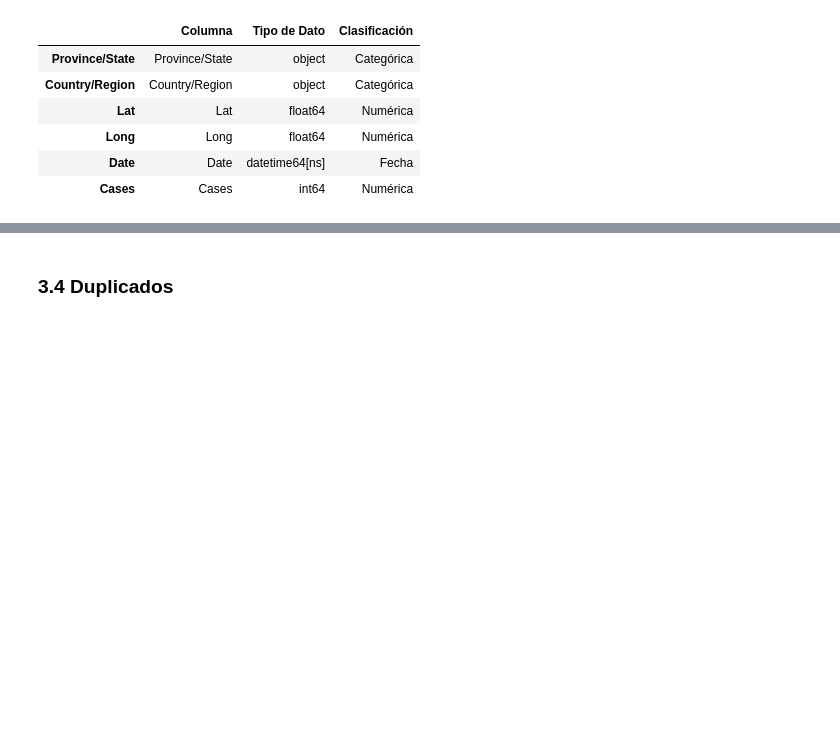
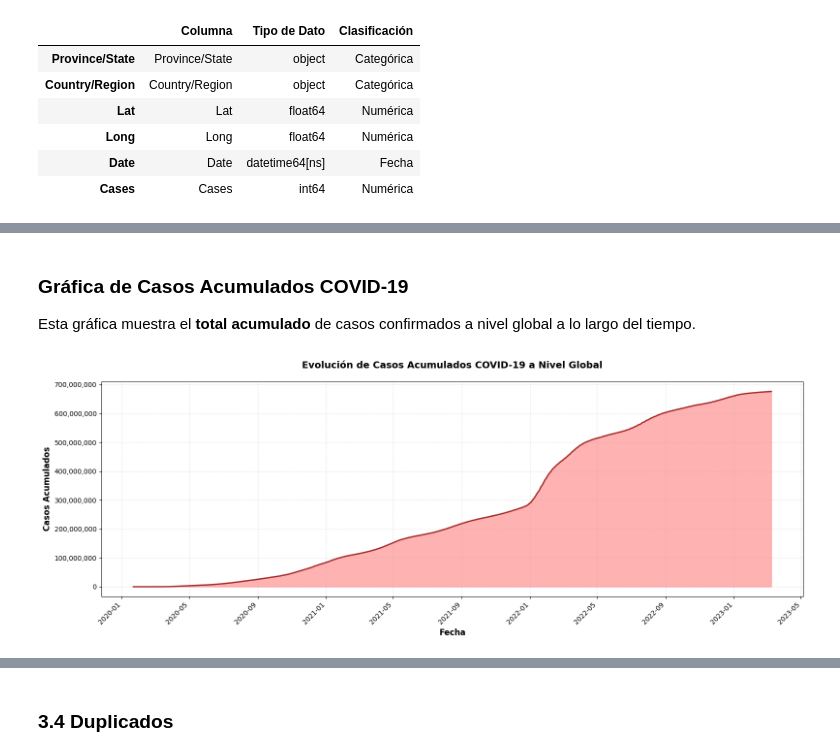
Before and after one commit to esilvas1/Activity3_Data_Management, a Jupyter notebook: Notebook/EDA.ipynb, the cells around one changed output, grey strips where cells are left out. Drawn from its saved outputs; the diff is of its cells as text; code cells hidden in the pictures; blank space fills up the shorter version.

```diff
--- a/Notebook/EDA.ipynb
+++ b/Notebook/EDA.ipynb
@@ -45,0 +25,7 @@ df.head(300)
+# %%
+#Considerando que la base está en un repositorio, podemos cargarla directamente
+import pandas as pd
+url = "https://raw.githubusercontent.com/CSSEGISandData/COVID-19/master/csse_covid_19_data/csse_covid_19_time_series/time_series_covid19_confirmed_global.csv"
+df = pd.read_csv(url)  # CSV separado por comas
+# Mostrar las primeras y ultimas filas
+df.head(300)
@@ -588,0 +370,55 @@ display(resumen_outliers)
+# %%
+from IPython.display import display, Markdown
+import matplotlib.pyplot as plt
+import pandas as pd
+
+# Agrupar por fecha y sumar todos los casos acumulados de todos los países/provincias
+casos_acumulados_por_dia = df_long.groupby('Date')['Cases'].sum().reset_index()
+casos_acumulados_por_dia.columns = ['Fecha', 'Total_Casos_Acumulados']
+
+display(Markdown("""
+### Gráfica de Casos Acumulados COVID-19
+
+Esta gráfica muestra el **total acumulado** de casos confirmados a nivel global a lo largo del tiempo.
+"""))
+
+# Crear la gráfica
+fig, ax = plt.subplots(figsize=(16, 6))
+
+# Gráfica de línea con casos acumulados
+ax.plot(casos_acumulados_por_dia['Fecha'],
+        casos_acumulados_por_dia['Total_Casos_Acumulados'],
+        linewidth=2,
+        color='darkred',
+        alpha=0.8)
+
+# Rellenar el área bajo la curva
+ax.fill_between(casos_acumulados_por_dia['Fecha'],
+                casos_acumulados_por_dia['Total_Casos_Acumulados'],
+                alpha=0.3,
+                color='red')
+
+# Configuración del gráfico
+ax.set_xlabel('Fecha', fontsize=12, fontweight='bold')
+ax.set_ylabel('Casos Acumulados', fontsize=12, fontweight='bold')
+ax.set_title('Evolución de Casos Acumulados COVID-19 a Nivel Global',
+             fontsize=14, fontweight='bold', pad=20)
+
+# Formato del eje Y con separadores de miles
+ax.yaxis.set_major_formatter(plt.FuncFormatter(lambda x, p: f'{int(x):,}'))
+
+# Rotar etiquetas del eje X
+plt.xticks(rotation=45, ha='right')
+
+# Grid para mejor lectura
+ax.grid(True, alpha=0.3, linestyle='--')
+
+# Ajustar layout
+plt.tight_layout()
+plt.show()
+# %% [output]
+
+### Gráfica de Casos Acumulados COVID-19
+
+Esta gráfica muestra el **total acumulado** de casos confirmados a nivel global a lo largo del tiempo.
+[figure, added]
```
Also changed, not shown: parts of 12 cells of this notebook, 1 other file.
